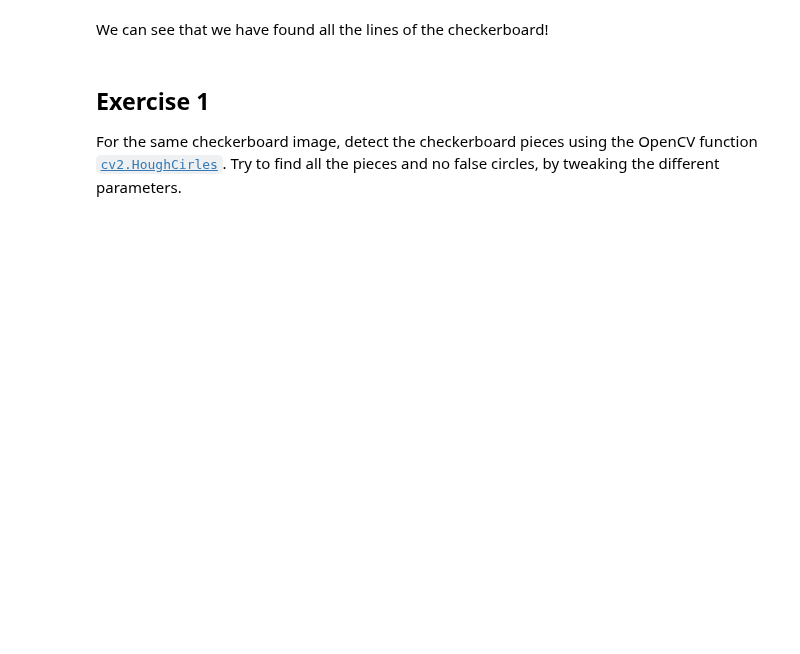
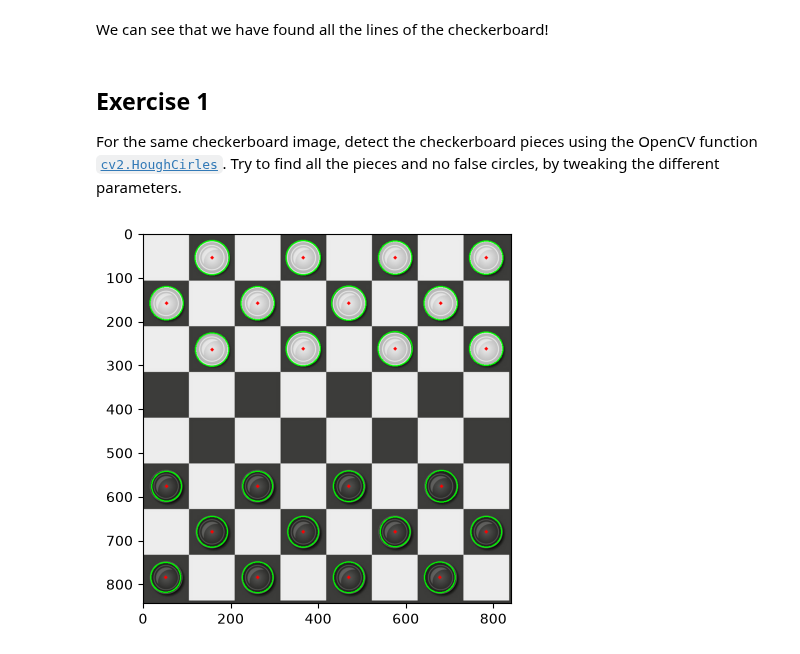
Before and after one commit to AJ-fuzzy/34759-Perception-for-Autonomous-Systems-Exc-Project, a Jupyter notebook: Exercises_week_2/Exercise 1 - Hough transform.ipynb, the cells around one changed output. Saved outputs shown, nothing was run; the diff lists cells and outputs as text; code cells hidden in the pictures; blank space fills up the shorter version.

```diff
--- a/Exercises_week_2/Exercise 1 - Hough transform.ipynb
+++ b/Exercises_week_2/Exercise 1 - Hough transform.ipynb
@@ -56,3 +68,28 @@ We can see that we have found all the lines of the checkerboard!
 # %% [markdown]
 ## Exercise 1
 For the same checkerboard image, detect the checkerboard pieces using the OpenCV function [`cv2.HoughCirles`](https://docs.opencv.org/4.7.0/dd/d1a/group__imgproc__feature.html#ga47849c3be0d0406ad3ca45db65a25d2d). Try to find all the pieces and no false circles, by tweaking the different parameters.
+# %%
+circles = cv2.HoughCircles(edges, cv2.HOUGH_GRADIENT, 1,
+                              minDist=60,  # Increase to space out circle centers
+    param1=100,  # Increase to reduce weak edges
+    param2=41,  # Increase this to drop false positives (try 3*param1 or tune up)
+    minRadius=30,  # Set realistic lower bound
+    maxRadius=45 # Set realistic upper bound
+)
+# %%
+cimg = cv2.imread('checkers.png')
+circles = np.uint16(np.around(circles))
+# Ensure circles were actually found before processing
+if circles is not None:
+    circles = np.uint16(np.around(circles))
+
+    for i in circles[0, :]:
+        # draw the outer circle (green)
+        cv2.circle(cimg, (i[0], i[1]), i[2], (0, 255, 0), 2)
+        # draw the center of the circle (red)
+        cv2.circle(cimg, (i[0], i[1]), 2, (0, 0, 255), 3)
+
+plt.imshow(cv2.cvtColor(cimg, cv2.COLOR_BGR2RGB))
+plt.show()
+# %% [output]
+[figure, added]
```
Also changed, not shown: parts of 4 cells of this notebook, 3 other files.
